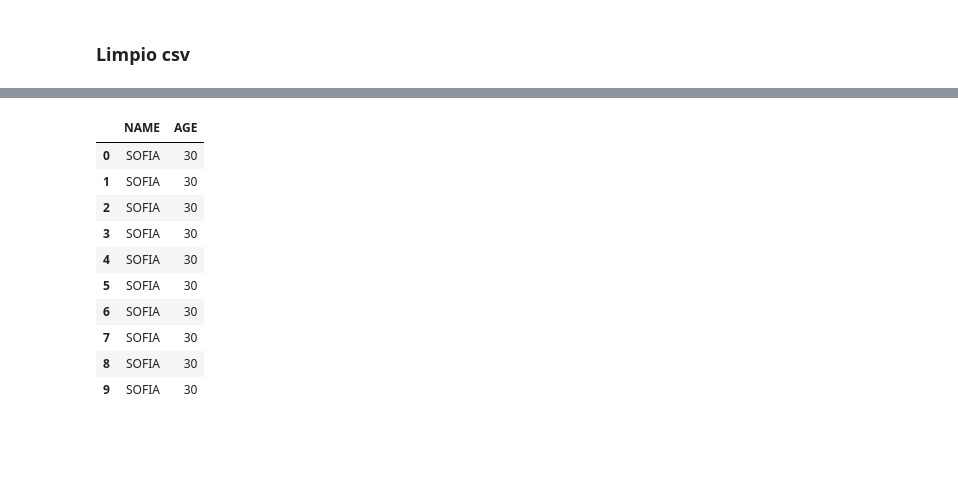
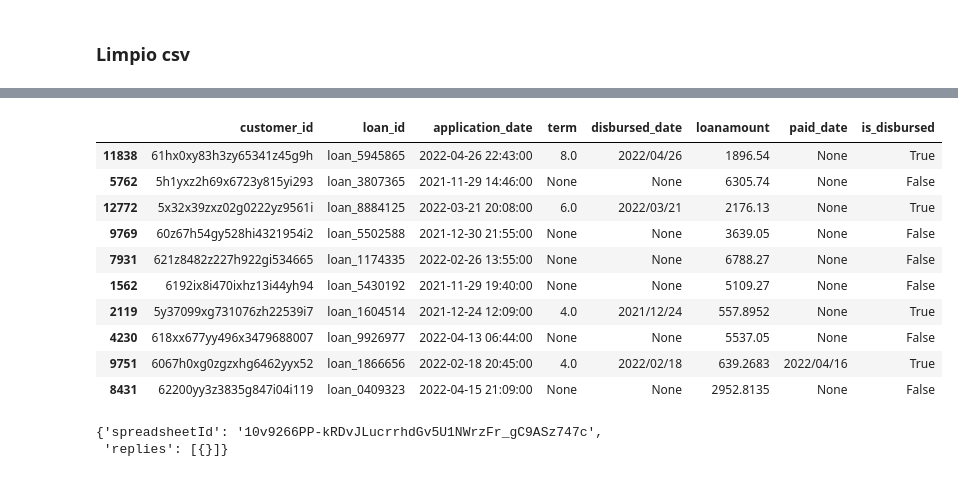
Before and after one commit to SofiFasce/Challenge, a Jupyter notebook: Chellenge_ok.ipynb, the cells around one changed output, grey strips where cells are left out. Saved outputs shown, nothing was run; the diff lists cells and outputs as text; code cells hidden in the pictures; blank space fills up the shorter version.

```diff
--- a/Chellenge_ok.ipynb
+++ b/Chellenge_ok.ipynb
@@ -35,2 +65,0 @@ datetime.datetime(2022, 3, 23, 19, 51)
-# %%
-df['disbursed_date_2'] = pd.to_datetime(df['disbursed_date'], errors='coerce')
@@ -39,3 +65,0 @@ df['application_date']=pd.to_datetime(df['application_date'], format='%d/%m/%y %
-# %%
-df['disbursed_date']=pd.to_datetime(df['disbursed_date'], format='%d/%m/%y')
-df['paid_date']=pd.to_datetime(df['paid_date'], format='%d/%m/%y')
@@ -94,14 +65,0 @@ df2.reset_index(inplace=True,drop=True)
-# %%
-df2
-# %% [output]
-|  | NAME | AGE |
-| 0 | SOFIA | 30 |
-| 1 | SOFIA | 30 |
-| 2 | SOFIA | 30 |
-| 3 | SOFIA | 30 |
-| 4 | SOFIA | 30 |
-| 5 | SOFIA | 30 |
-| 6 | SOFIA | 30 |
-| 7 | SOFIA | 30 |
-| 8 | SOFIA | 30 |
-| 9 | SOFIA | 30 |
@@ -116,0 +66,19 @@ client.insert_rows_from_dataframe(table=table, dataframe=df2 )
+# %%
+df.sample(10)
+# %% [output]
+|  | customer_id | loan_id | application_date | term | disbursed_date | loanamount | paid_date | is_disbursed |
+| 11838 | 61hx0xy83h3zy65341z45g9h | loan_5945865 | 2022-04-26 22:43:00 | 8.0 | 2022/04/26 | 1896.54 | None | True |
+| 5762 | 5h1yxz2h69x6723y815yi293 | loan_3807365 | 2021-11-29 14:46:00 | None | None | 6305.74 | None | False |
+| 12772 | 5x32x39zxz02g0222yz9561i | loan_8884125 | 2022-03-21 20:08:00 | 6.0 | 2022/03/21 | 2176.13 | None | True |
+| 9769 | 60z67h54gy528hi4321954i2 | loan_5502588 | 2021-12-30 21:55:00 | None | None | 3639.05 | None | False |
+| 7931 | 621z8482z227h922gi534665 | loan_1174335 | 2022-02-26 13:55:00 | None | None | 6788.27 | None | False |
+| 1562 | 6192ix8i470ixhz13i44yh94 | loan_5430192 | 2021-11-29 19:40:00 | None | None | 5109.27 | None | False |
+| 2119 | 5y37099xg731076zh22539i7 | loan_1604514 | 2021-12-24 12:09:00 | 4.0 | 2021/12/24 | 557.8952 | None | True |
+| 4230 | 618xx677yy496x3479688007 | loan_9926977 | 2022-04-13 06:44:00 | None | None | 5537.05 | None | False |
+| 9751 | 6067h0xg0zgzxhg6462yyx52 | loan_1866656 | 2022-02-18 20:45:00 | 4.0 | 2022/02/18 | 639.2683 | 2022/04/16 | True |
+| 8431 | 62200yy3z3835g847i04i119 | loan_0409323 | 2022-04-15 21:09:00 | None | None | 2952.8135 | None | False |
+# %%
+cliente_sheet.delete_columns(sheets_id, 'loan_data', 0,len(df.columns))
+# %% [output]
+{'spreadsheetId': '10v9266PP-kRDvJLucrrhdGv5U1NWrzFr_gC9ASz747c',
+ 'replies': [{}]}
```
Also changed, not shown: parts of 60 cells of this notebook, 8 other files.
